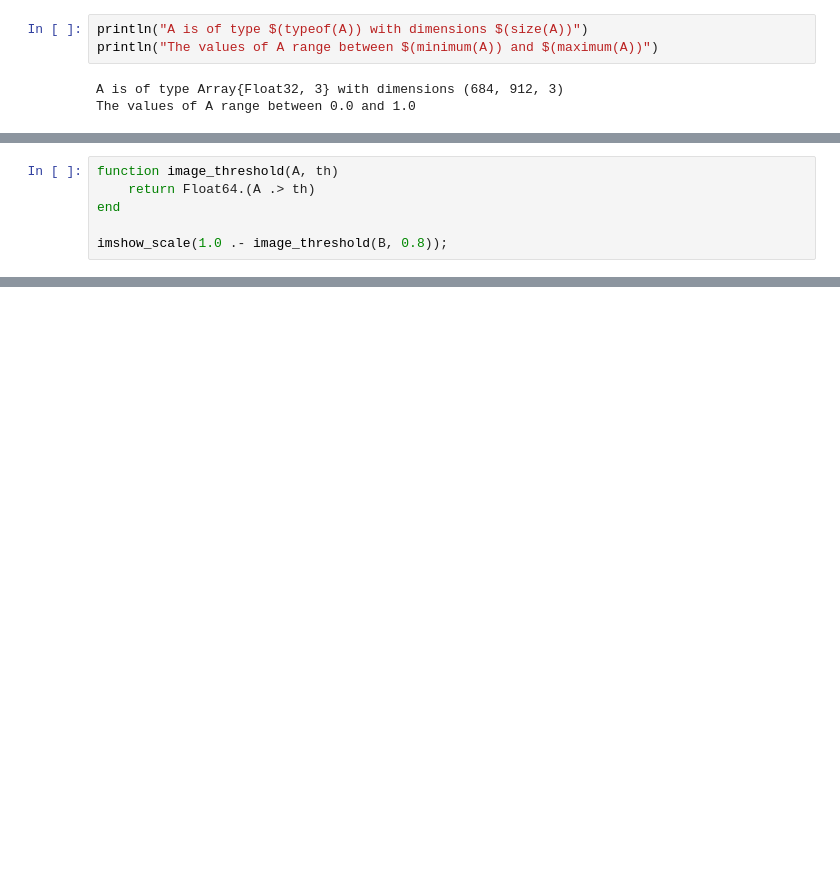
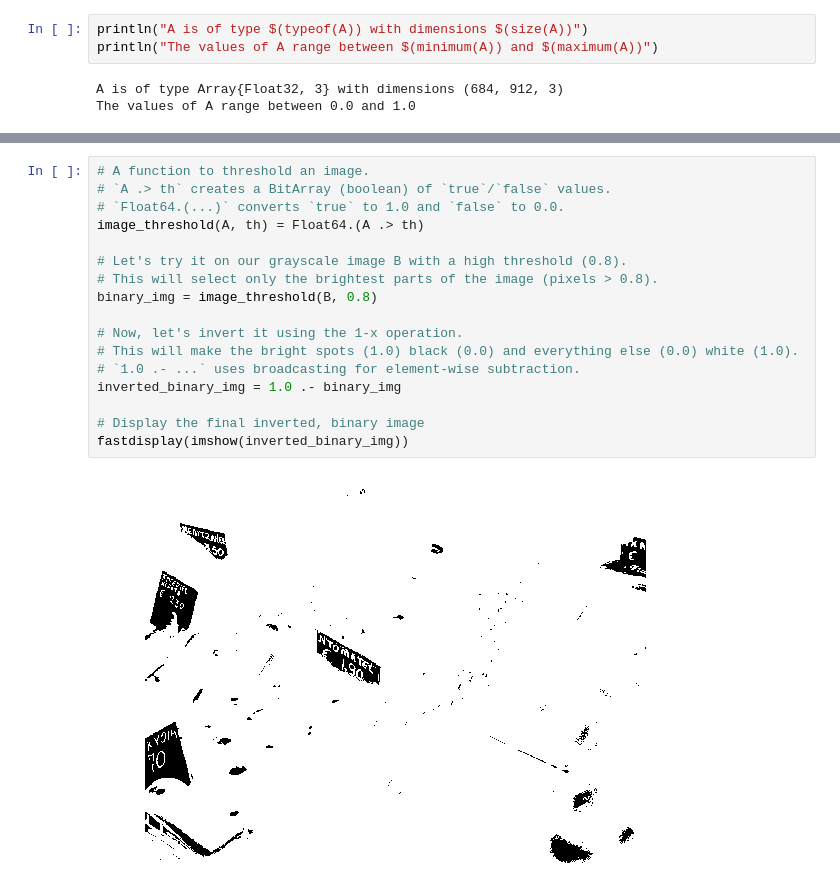
Before and after one commit to robertsweeneyblanco/Programming_for_Mathematical_Applications, a Jupyter notebook: textbook/content/Image_Processing/Reading_And_Plotting_Images.ipynb, the cells around one changed output, grey strips where cells are left out. Saved outputs shown, nothing was run; the diff lists cells and outputs as text; blank space fills up the shorter version.

```diff
--- a/textbook/content/Image_Processing/Reading_And_Plotting_Images.ipynb
+++ b/textbook/content/Image_Processing/Reading_And_Plotting_Images.ipynb
@@ -64,6 +68,0 @@ We will also sometimes consider *binary images*, which only contains two colors
-# %%
-function image_threshold(A, th)
-    return Float64.(A .> th)
-end
-
-imshow_scale(1.0 .- image_threshold(B, 0.8));
@@ -71,0 +142,19 @@ imshow_scale(1.0 .- image_threshold(B, 0.8));
+# %%
+# A function to threshold an image.
+# `A .> th` creates a BitArray (boolean) of `true`/`false` values.
+# `Float64.(...)` converts `true` to 1.0 and `false` to 0.0.
+image_threshold(A, th) = Float64.(A .> th)
+
+# Let's try it on our grayscale image B with a high threshold (0.8).
+# This will select only the brightest parts of the image (pixels > 0.8).
+binary_img = image_threshold(B, 0.8)
+
+# Now, let's invert it using the 1-x operation.
+# This will make the bright spots (1.0) black (0.0) and everything else (0.0) white (1.0).
+# `1.0 .- ...` uses broadcasting for element-wise subtraction.
+inverted_binary_img = 1.0 .- binary_img
+
+# Display the final inverted, binary image
+fastdisplay(imshow(inverted_binary_img))
+# %% [output]
+[figure, added]
```
Also changed, not shown: parts of 20 cells of this notebook, 1 other file.
